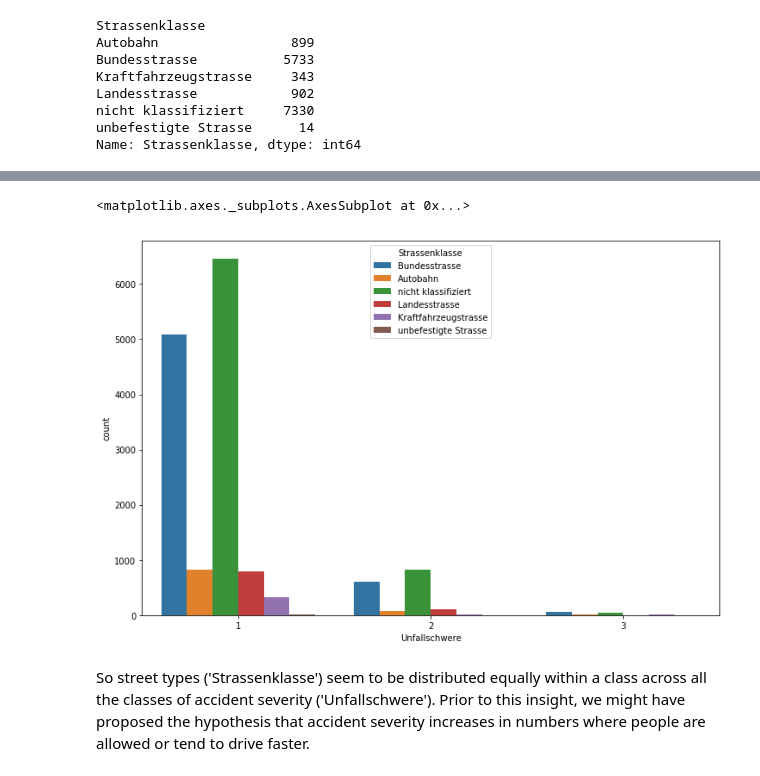
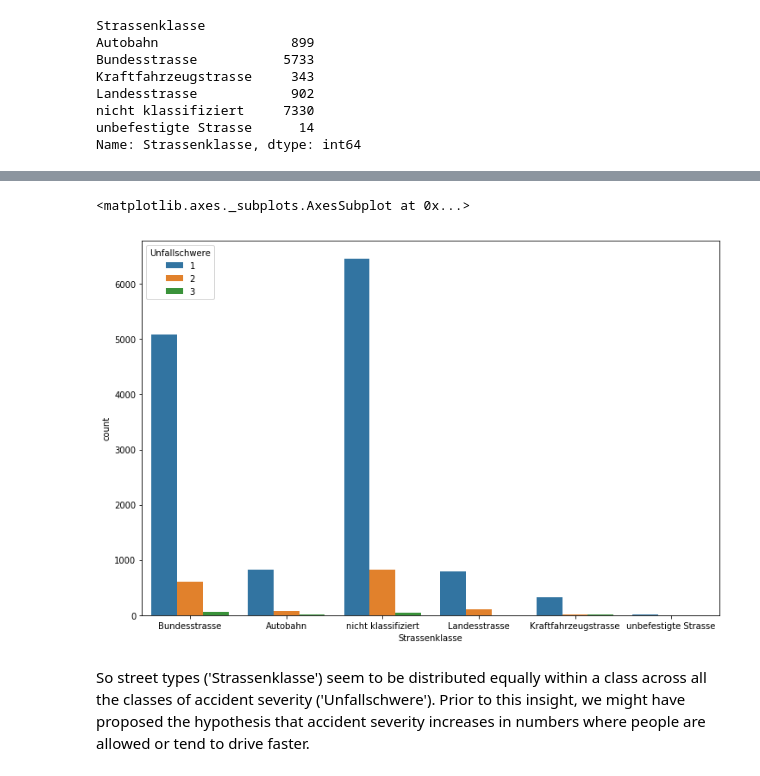
Before and after one commit to cklat/code_competition, a Jupyter notebook: code/EDA.ipynb, the cells around one changed output, grey strips where cells are left out. Cells and saved outputs as stored; diff of their text form; code cells hidden in the pictures.

```diff
--- a/code/EDA.ipynb
+++ b/code/EDA.ipynb
@@ -129,10 +138,10 @@ pd.crosstab(train_df["Unfallschwere"], train_df["Strassenklasse"], normalize=Tru
 # %%
 plt.figure(figsize=(12,8))
 
-sns.countplot(x='Unfallschwere', hue='Strassenklasse', data=train_df)
+sns.countplot(x='Strassenklasse', hue='Unfallschwere', data=train_df)
 # %% [output]
 <matplotlib.axes._subplots.AxesSubplot at 0x...>
-[figure, old version]
+[figure, new version]
 # %% [markdown]
 So street types ('Strassenklasse') seem to be distributed equally within a class across all the classes of accident severity ('Unfallschwere'). Prior to this insight, we might have proposed the hypothesis that accident severity increases in numbers where people are allowed or tend to drive faster.
 # %% [markdown]
```
Also changed, not shown: parts of 45 cells of this notebook, 5 other files.
